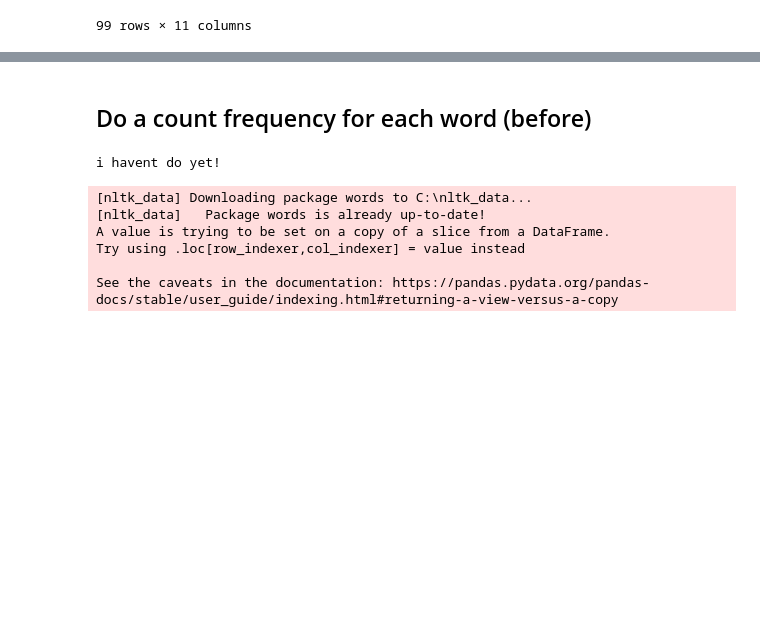
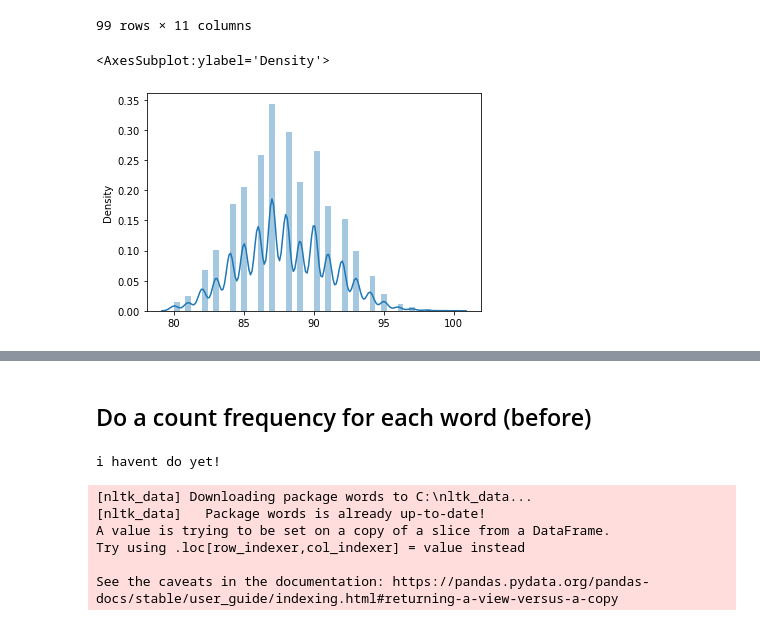
Before and after one commit to darrentyh/IS450-text-mining, a Jupyter notebook: Data Cleaning.ipynb, the cells around one changed output, grey strips where cells are left out. Saved outputs shown, nothing was run; the diff lists cells and outputs as text; code cells hidden in the pictures; blank space fills up the shorter version.

```diff
--- a/Data Cleaning.ipynb
+++ b/Data Cleaning.ipynb
@@ -50,3 +51,8 @@ df1
 | 98 | 98 | France | Closer to Bordeaux than is Cahors... | Pigmentum | 86 | 15.0 | Southwest France | Buzet | NaN | ... |
 | 99 | 99 | France | This is a blend of 60% Ugni Blanc... | Pigmentum | 86 | 10.0 | Southwest France | Côtes de Gascogne | NaN | ... |
 99 rows × 11 columns
+# %%
+sns.distplot(df,x=df['points'])
+# %% [output]
+<AxesSubplot:ylabel='Density'>
+[figure, added]
```
Also changed, not shown: parts of 8 cells of this notebook.
